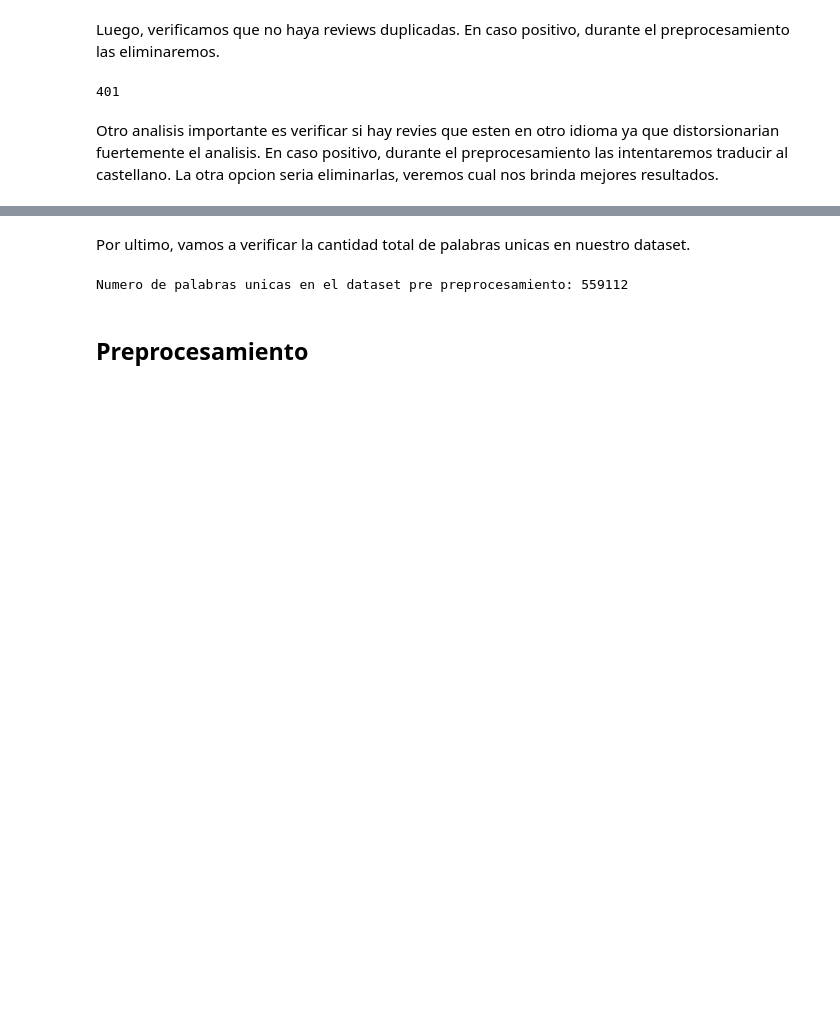
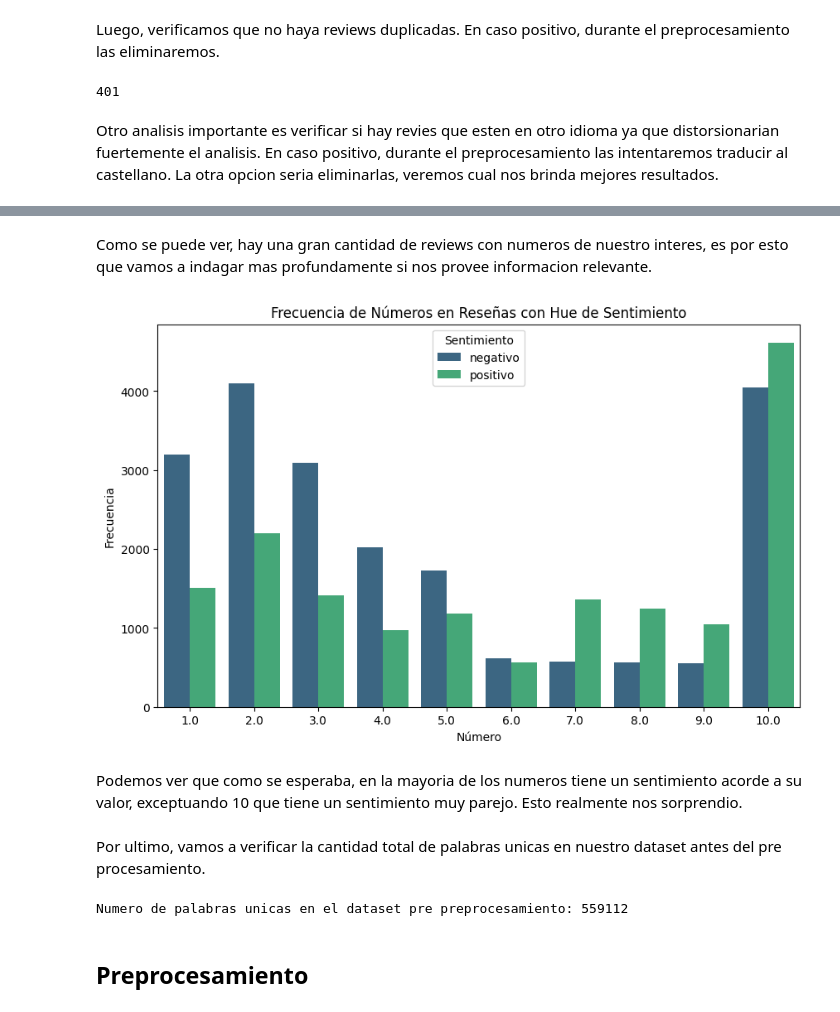
Before and after one commit to JuampiCarosi/7506R-2C2023-GRUPO23, a Jupyter notebook: tp2/7506R_TP2_GRUPO23_ENTREGA.ipynb, the cells around one changed output, grey strips where cells are left out. Cells and saved outputs as stored; diff of their text form; code cells hidden in the pictures; blank space fills up the shorter version.

```diff
--- a/tp2/7506R_TP2_GRUPO23_ENTREGA.ipynb
+++ b/tp2/7506R_TP2_GRUPO23_ENTREGA.ipynb
@@ -249,5 +295,32 @@ if not os.path.isfile('datasets/train_con_idioma.csv'):
+# %% [markdown]
+Como se puede ver, hay una gran cantidad de reviews con numeros de nuestro interes, es por esto que vamos a indagar mas profundamente si nos provee informacion relevante.
+# %%
+def extraer_numeros_y_sentimiento(texto, sentimiento):
+    numeros = re.findall(r'(\d+)', texto)
+    return [(int(numero), sentimiento) for numero in numeros]
+
+df_numeros_sentimientos = df.apply(lambda row: extraer_numeros_y_sentimiento(row['review_es'], row['sentimiento']), axis=1).explode()
+
+df_numeros_sentimientos = pd.DataFrame(list(df_numeros_sentimientos), columns=['numero', 'sentimiento'])
+
+frecuencia_filtrada = df_numeros_sentimientos[(df_numeros_sentimientos['numero'] >= 1) & (df_numeros_sentimientos['numero'] <= 10)]
+otros_valores = df_numeros_sentimientos[(df_numeros_sentimientos['numero'] < 1) | (df_numeros_sentimientos['numero'] > 10)].groupby('sentimiento').size().reset_index(name='count')
+frecuencia_filtrada = frecuencia_filtrada.groupby(['numero', 'sentimiento']).size().reset_index(name='count')
+frecuencia_filtrada = pd.concat([frecuencia_filtrada, otros_valores], ignore_index=True)
+
+plt.figure(figsize=(10, 6))
+sns.barplot(x='numero', y='count', hue='sentimiento', data=frecuencia_filtrada, palette='viridis')
+plt.title('Frecuencia de Números en Reseñas con Hue de Sentimiento')
+plt.xlabel('Número')
+plt.ylabel('Frecuencia')
+plt.legend(title='Sentimiento')
+plt.show()
+# %% [output]
+[figure, added]
+# %% [markdown]
+Podemos ver que como se esperaba, en la mayoria de los numeros tiene un sentimiento acorde a su valor, exceptuando 10 que tiene un sentimiento muy parejo. Esto realmente nos sorprendio.
 # %% [markdown]
-Por ultimo, vamos a verificar la cantidad total de palabras unicas en nuestro dataset.
+Por ultimo, vamos a verificar la cantidad total de palabras unicas en nuestro dataset antes del pre procesamiento.
 # %%
 tokens = []
 for review in df['review_es']:
```
Also changed, not shown: parts of 56 cells of this notebook, 6 other files.
